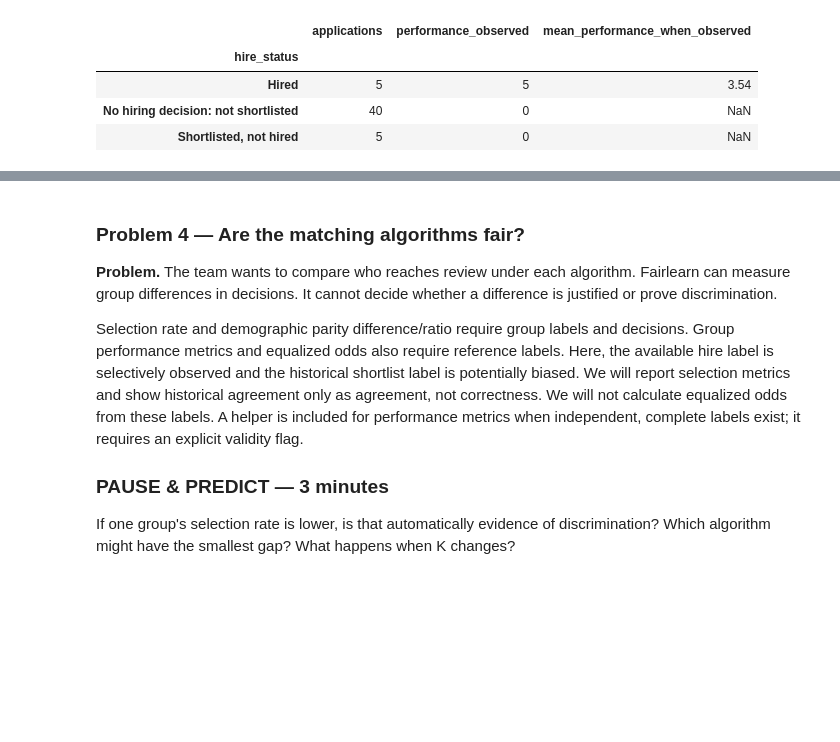
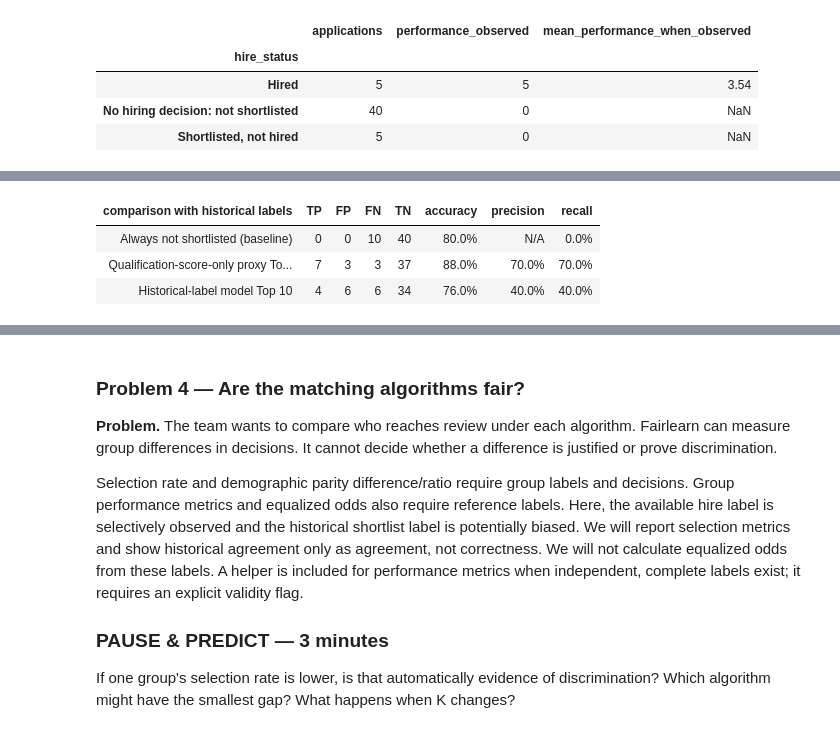
Before and after one commit to 123botieno/HR_use-case, a Jupyter notebook: job-matching-fairness/job_matching_fairness.ipynb, the cells around one changed output, grey strips where cells are left out. Drawn from its saved outputs; the diff is of its cells as text; code cells hidden in the pictures; blank space fills up the shorter version.

Commit message:
Demonstrate historical bias in a held-out model

```diff
--- a/job-matching-fairness/job_matching_fairness.ipynb
+++ b/job-matching-fairness/job_matching_fairness.ipynb
@@ -367,0 +374,82 @@ Blank post_hire_performance values: 45
+# %%
+# Train on historical shortlist decisions from other jobs, then predict this held-out job.
+from sklearn.linear_model import LogisticRegression
+
+model_data = history.copy()
+model_data['male_feature'] = model_data.sex.eq('Man').astype(int)
+model_data['addis_feature'] = model_data.geographic_location.eq('Addis Ababa').astype(int)
+features = ['simulated_qualification_score', 'male_feature', 'addis_feature']
+training = model_data.loc[model_data.job_id != JOB_ID].copy()
+holdout = model_data.loc[model_data.job_id == JOB_ID].copy()
+assert JOB_ID not in set(training.job_id) and len(holdout) == 50
+history_model = LogisticRegression(max_iter=1000, random_state=42)
+history_model.fit(training[features], training.historical_shortlisted.astype(int))
+weights = pd.DataFrame({'feature': features, 'learned_weight': history_model.coef_[0].round(3)})
+print('Learned logistic-regression weights; a positive group weight raises the predicted chance of matching a historical shortlist.')
+display(weights)
+holdout['predicted_historical_shortlist_probability'] = history_model.predict_proba(holdout[features])[:, 1]
+
+# Three current-decision scenarios for the same applicants.
+qualification_ids = set(holdout.nlargest(10, 'simulated_qualification_score').candidate_id)
+history_ids = set(holdout.loc[holdout.historical_shortlisted.eq(1), 'candidate_id'])
+model_ids = set(holdout.nlargest(10, 'predicted_historical_shortlist_probability').candidate_id)
+scenario_rows = []
+for policy, selected_ids in [
+    ('Qualification-score-only proxy', qualification_ids),
+    ('Replay historical shortlist', history_ids),
+    ('Model trained on historical shortlist', model_ids),
+]:
+    frame = holdout[['candidate_id', 'sex']].copy()
+    frame['selected'] = frame.candidate_id.isin(selected_ids).astype(int)
+    frame['policy'] = policy
+    scenario_rows.append(frame)
+scenario_data = pd.concat(scenario_rows, ignore_index=True)
+policy_rates = scenario_data.groupby(['policy', 'sex'], observed=True).agg(
+    applicants=('candidate_id', 'size'), selected=('selected', 'sum')
+).reset_index()
+policy_rates['selection_rate'] = (
+    (policy_rates.selected / policy_rates.applicants * 100).round(1).astype(str) + '%'
+)
+policy_rates['sex'] = policy_rates.sex.replace({'Woman': 'Female', 'Man': 'Male'})
+policy_rates['selected/applicants'] = (
+    policy_rates.selected.astype(str) + '/' + policy_rates.applicants.astype(str)
+)
+display(policy_rates[['policy', 'sex', 'selected/applicants', 'selection_rate']])
+print(f'Historical replay overlap with its own labels: {len(history_ids & history_ids)}/10 (by construction).')
+print(f'Learned-model overlap with the historical Top 10: {len(model_ids & history_ids)}/10.')
+print(f'Learned-model overlap with qualification-only Top 10: {len(model_ids & qualification_ids)}/10.')
+
+# Evaluate held-out predictions against past shortlist labels, while treating them only as labels to imitate.
+y = holdout.historical_shortlisted.astype(int)
+predictions = {
+    'Always not shortlisted (baseline)': pd.Series(0, index=holdout.index),
+    'Qualification-score-only proxy Top 10': holdout.candidate_id.isin(qualification_ids).astype(int),
+    'Historical-label model Top 10': holdout.candidate_id.isin(model_ids).astype(int),
+}
+metric_rows = []
+for name, pred in predictions.items():
+    tp = int(((y == 1) & (pred == 1)).sum())
+    fp = int(((y == 0) & (pred == 1)).sum())
+    fn = int(((y == 1) & (pred == 0)).sum())
+    tn = int(((y == 0) & (pred == 0)).sum())
+    metric_rows.append({
+        'comparison with historical labels': name,
+        'TP': tp, 'FP': fp, 'FN': fn, 'TN': tn,
+        'accuracy': f'{(tp + tn) / len(y):.1%}',
+        'precision': f'{tp / (tp + fp):.1%}' if tp + fp else 'N/A',
+        'recall': f'{tp / (tp + fn):.1%}' if tp + fn else 'N/A',
+    })
+display(pd.DataFrame(metric_rows))
+print('The held-out job was not used to fit the model. These metrics measure imitation of historical shortlist labels, not candidate suitability or job performance.')
+
+# Funnel: blank hire decisions and performance remain unknown, not negative.
+funnel = holdout.groupby('sex', observed=True).agg(
+    applicants=('candidate_id', 'size'),
+    shortlisted=('historical_shortlisted', 'sum'),
+    hired=('historical_hired', 'sum'),
+).reset_index()
+funnel['hired/applicants'] = funnel.apply(lambda r: f'{r.hired / r.applicants:.1%}', axis=1)
+funnel['hired/shortlisted'] = funnel.apply(lambda r: f'{r.hired / r.shortlisted:.1%}', axis=1)
+funnel['sex'] = funnel.sex.replace({'Woman': 'Female', 'Man': 'Male'})
+display(funnel)
+# %% [output]
@@ -367,0 +472,4 @@ Blank post_hire_performance values: 45
+| comparison with historical labels | TP | FP | FN | TN | accuracy | precision | recall |
+| Always not shortlisted (baseline) | 0 | 0 | 10 | 40 | 80.0% | N/A | 0.0% |
+| Qualification-score-only proxy To... | 7 | 3 | 3 | 37 | 88.0% | 70.0% | 70.0% |
+| Historical-label model Top 10 | 4 | 6 | 6 | 34 | 76.0% | 40.0% | 40.0% |
```
Also changed, not shown: parts of 4 cells of this notebook, 3 other files.
